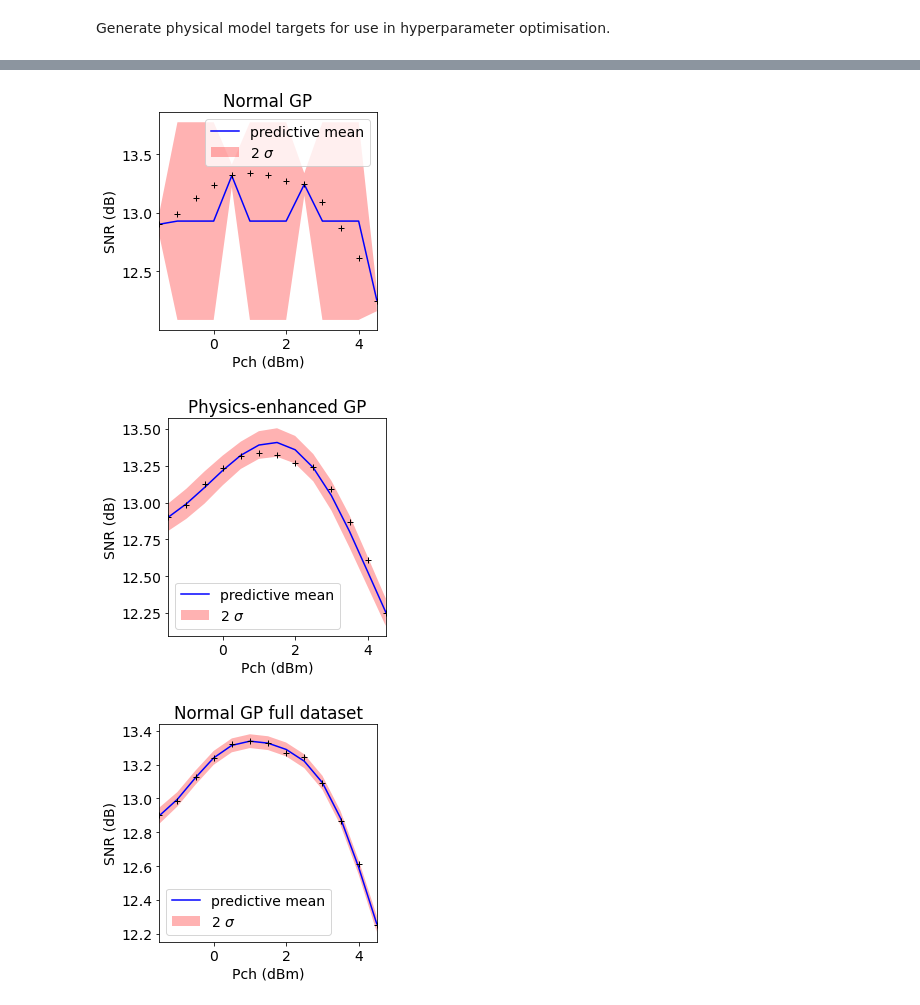
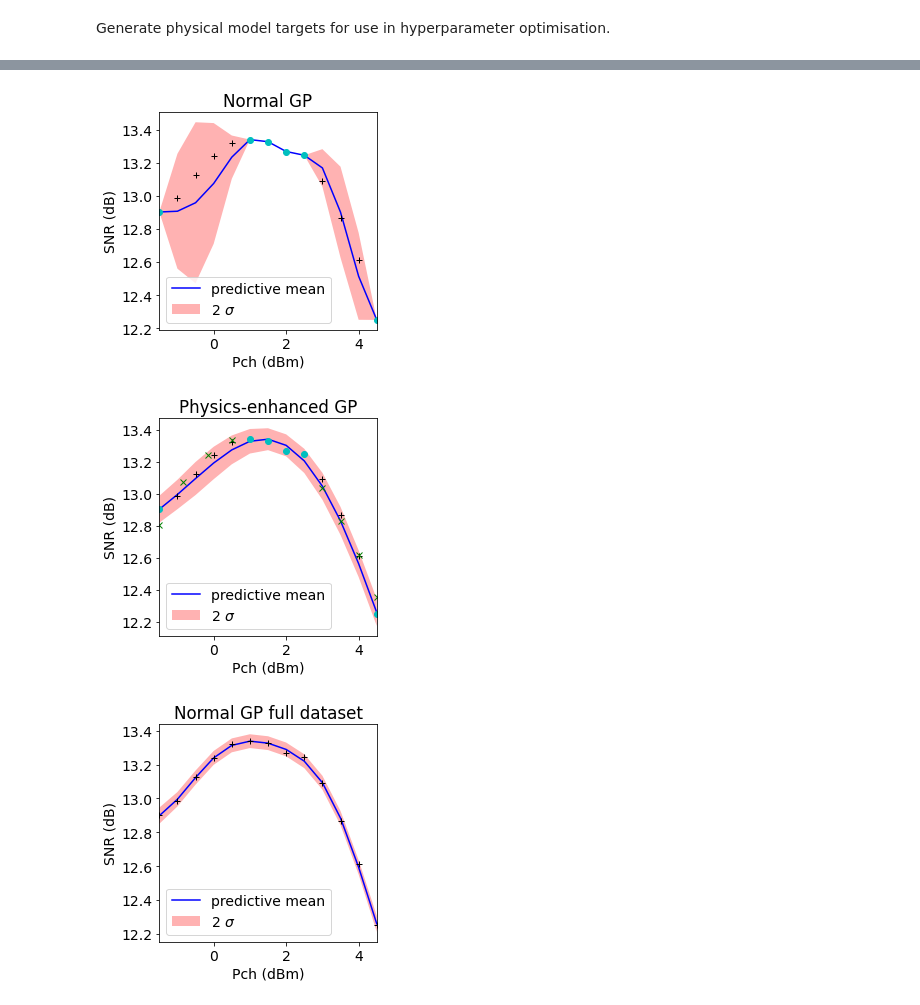
Before and after one commit to joshnevin/physics_enhanced_GPs, a Jupyter notebook: simple_model_enhanced_GPs_comp.ipynb, the cells around one changed output, grey strips where cells are left out. Cells and saved outputs as stored; diff of their text form; code cells hidden in the pictures.

Commit message:
started to look at sparse data

```diff
--- a/simple_model_enhanced_GPs_comp.ipynb
+++ b/simple_model_enhanced_GPs_comp.ipynb
@@ -50,0 +53,9 @@ plt.show()
+# %%
+snr_sub = np.array([snr[0], snr[5], snr[6], snr[7], snr[8],  snr[-1]])
+pch_sub = np.array([pch[0], pch[5], pch[6], pch[7], pch[8],  pch[-1]])
+plt.plot(pch, snr, 'b.', label='Full Data')
+plt.plot(pch_sub, snr_sub, 'r+', label='Subset')
+plt.xlabel("Power per channel (dBm)")
+plt.ylabel("SNR (dB)")
+plt.legend()
+plt.show()
@@ -85,8 +98,12 @@ plt.show()
 # %% [markdown]
 Generate physical model targets for use in hyperparameter optimisation.
+# %%
+a = np.linspace(pch[0], pch[4], 4)
+b = np.linspace(pch[9], pch[-1], 4)
+pch_phys = np.concatenate((a, b), axis=0)
 # %%
 num_points_phys = 8 #len(snr)
-pch_phys = np.linspace(pch[0], pch[-1], num_points_phys).reshape(-1,1)
+#pch_phys = np.linspace(pch[0], pch[-1], num_points_phys).reshape(-1,1)
 #snr_phys_test = sim_model.predict(pch_test, a_opt, b_opt, c_opt).reshape(-1,1)
 snr_phys = sim_model.predict(pch_phys, a_opt, b_opt, c_opt).reshape(len(pch_phys),) + np.random.normal(0, 0.03, len(pch_phys))
 snr_phys = snr_phys.reshape(-1,1)
@@ -138,27 +165,30 @@ mu_sk_f_n2 = mu_sk_f - 2*std_sk_f
 # %%
 f, ax = plt.subplots()
 ax.plot(pch, mu_sk, 'b-', label = 'predictive mean')
 ax.plot(pch, snr,'k+')
+ax.plot(pch_sub, snr_sub,'co')
 #ax.plot(pch_shifted, snr_phys, 'g--', label = 'GN model')
 ax.fill(np.concatenate([pch, pch[::-1]]),
             np.concatenate([mu_sk_p2,
                             (mu_sk_n2)[::-1]]),
             alpha=0.3, fc='r', ec='None', label='2 $\sigma$')
 plt.xlim(pch[0], pch[-1])
 plt.xlabel("Pch (dBm)")
 plt.ylabel("SNR (dB)")
 plt.title("Normal GP")
 plt.legend()
 ax.set_aspect(1.0/ax.get_data_ratio(), adjustable='box')
 f.patch.set_facecolor('w')
 plt.savefig('normal_GP.pdf', dpi=200,bbox_inches='tight')
 plt.show()
 # %% [output]
-[figure, old version]
+[figure, new version]
 # %%
 f, ax = plt.subplots()
 ax.plot(pch, mu_sk_phys, 'b-', label = 'predictive mean')
 ax.plot(pch, snr,'k+')
+ax.plot(pch_sub, snr_sub,'co')
+ax.plot(pch_phys, snr_phys, 'gx')
 #ax.plot(pch_shifted, snr_phys, 'g--', label = 'GN model')
 ax.fill(np.concatenate([pch, pch[::-1]]),
             np.concatenate([mu_sk_p2_phys,
@@ -174,7 +204,7 @@ f.patch.set_facecolor('w')
 plt.savefig('physics_enhanced_GP.pdf', dpi=200,bbox_inches='tight')
 plt.show()
 # %% [output]
-[figure, old version]
+[figure, new version]
 # %%
 f, ax = plt.subplots()
 ax.plot(pch, mu_sk_f, 'b-', label = 'predictive mean')
```
Also changed, not shown: parts of 9 cells of this notebook.
